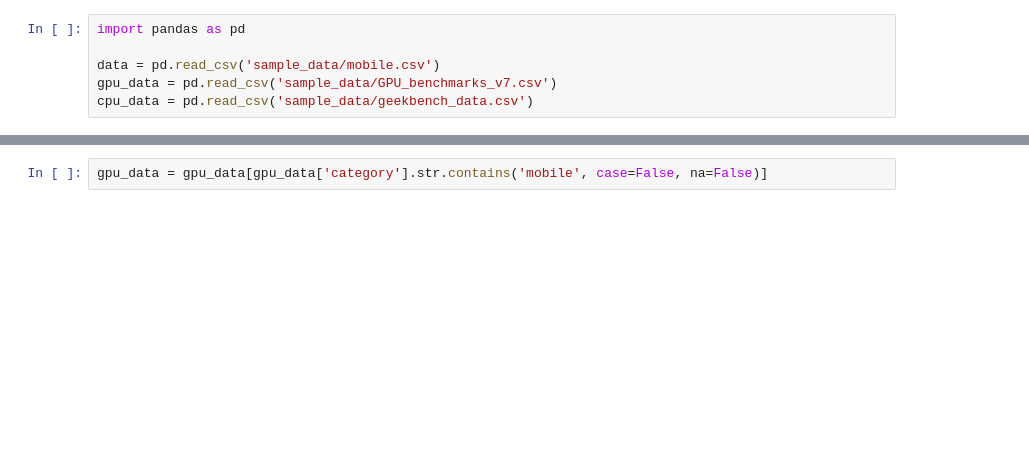
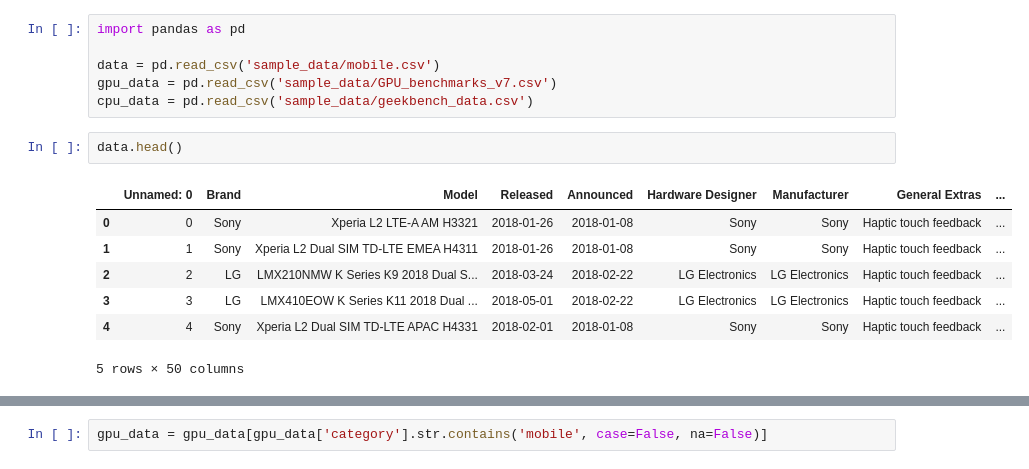
Before and after one commit to DariusVaida/Android_Benchmarking_App, a Jupyter notebook: Untitled0.ipynb, the cells around one changed output, grey strips where cells are left out. Drawn from its saved outputs; the diff is of its cells as text; blank space fills up the shorter version.

```diff
--- a/Untitled0.ipynb
+++ b/Untitled0.ipynb
@@ -6,3 +6,13 @@ import pandas as pd
 data = pd.read_csv('sample_data/mobile.csv')
 gpu_data = pd.read_csv('sample_data/GPU_benchmarks_v7.csv')
 cpu_data = pd.read_csv('sample_data/geekbench_data.csv')
+# %%
+data.head()
+# %% [output]
+|  | Unnamed: 0 | Brand | Model | Released | Announced | Hardware Designer | Manufacturer | General Extras | ... |
+| 0 | 0 | Sony | Xperia L2 LTE-A AM H3321 | 2018-01-26 | 2018-01-08 | Sony | Sony | Haptic touch feedback | ... |
+| 1 | 1 | Sony | Xperia L2 Dual SIM TD-LTE EMEA H4311 | 2018-01-26 | 2018-01-08 | Sony | Sony | Haptic touch feedback | ... |
+| 2 | 2 | LG | LMX210NMW K Series K9 2018 Dual S... | 2018-03-24 | 2018-02-22 | LG Electronics | LG Electronics | Haptic touch feedback | ... |
+| 3 | 3 | LG | LMX410EOW K Series K11 2018 Dual ... | 2018-05-01 | 2018-02-22 | LG Electronics | LG Electronics | Haptic touch feedback | ... |
+| 4 | 4 | Sony | Xperia L2 Dual SIM TD-LTE APAC H4331 | 2018-02-01 | 2018-01-08 | Sony | Sony | Haptic touch feedback | ... |
+5 rows × 50 columns
```
Also changed, not shown: parts of 21 cells of this notebook.
